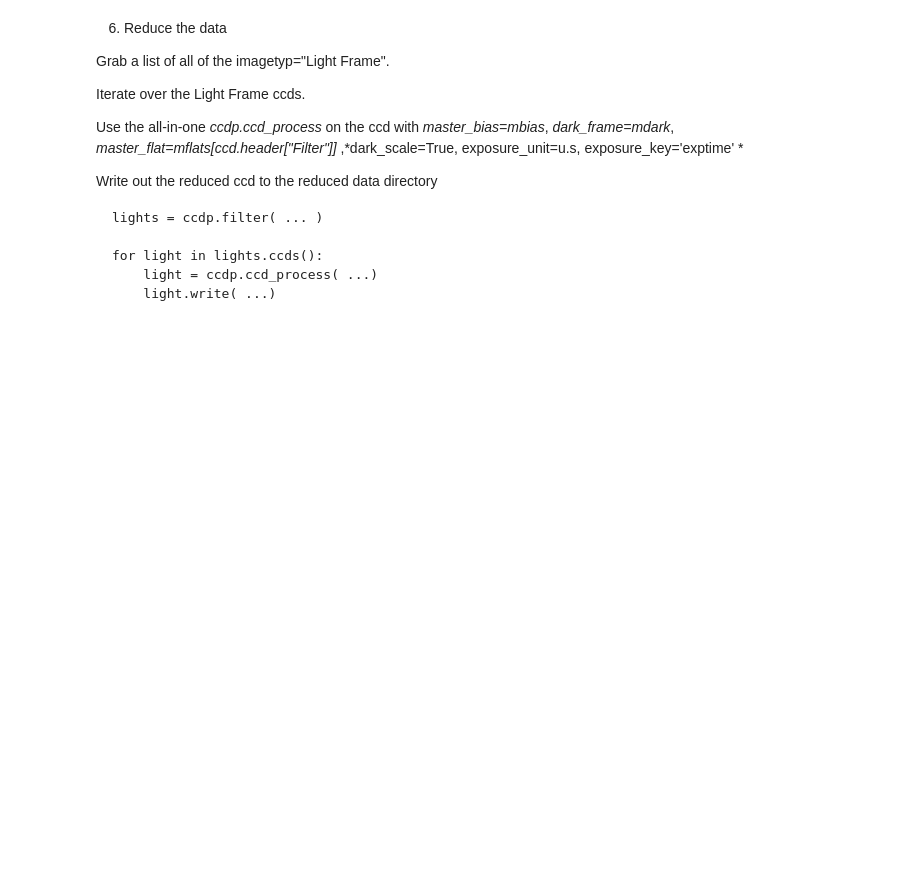
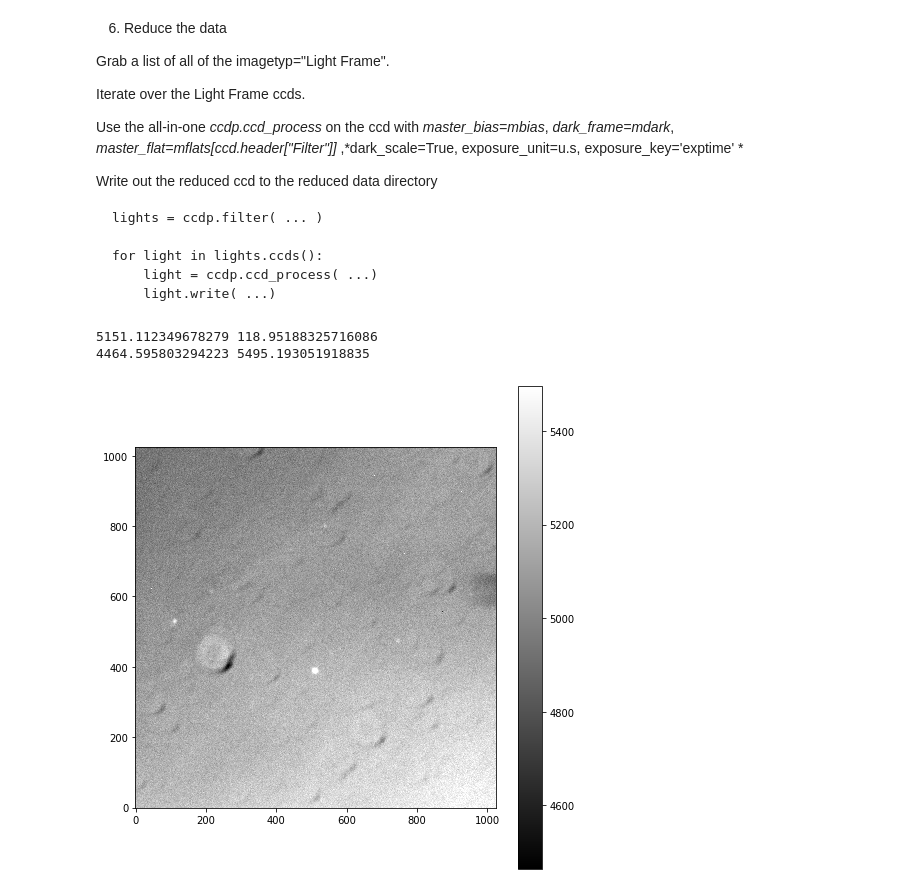
Before and after one commit to DakotaPeltzer/Astr4261, a Jupyter notebook: Basic Reduction.ipynb, the cells around one changed output. Cells and saved outputs as stored; diff of their text form; code cells hidden in the pictures; blank space fills up the shorter version.

````diff
--- a/Basic Reduction.ipynb
+++ b/Basic Reduction.ipynb
@@ -302,8 +295,15 @@ for light in lights.ccds():
     light.write( ...)
 ```
 # %%
-lights = images.filter(imagetyp="Light Frame")
+lights = images.filter(imagetyp="Light Frame", naxis1=1024)
 
-for light in lights.ccds():
-    light = ccdp.ccd_process(master_bias=mbias, dark_frame=mdark, master_flat=mflats[ccd.header["Filter"]] ,dark_scale=True, exposure_unit=u.s, exposure_key='exptime' )
-    light.write("reduced/light.fit", overwrite=True)
+for light, fname in lights.ccds(ccd_kwargs = {"unit":"adu"}, return_fname=True):
+    light = ccdp.ccd_process(light, master_bias=mbias, dark_frame=mdark, master_flat=mflat ,dark_scale=True, exposure_unit=u.s, exposure_key='exptime' )
+    light.write("reduced/%s" %(fname), overwrite=True)
+#lightimage= CCDData.read("reduced/%s.fit" % (filt))
+#print(fname)
+ap.showimage(light)
+# %% [output]
+5151.112349678279 118.95188325716086
+4464.595803294223 5495.193051918835
+[figure, added]
````
Also changed, not shown: parts of 6 cells of this notebook.
